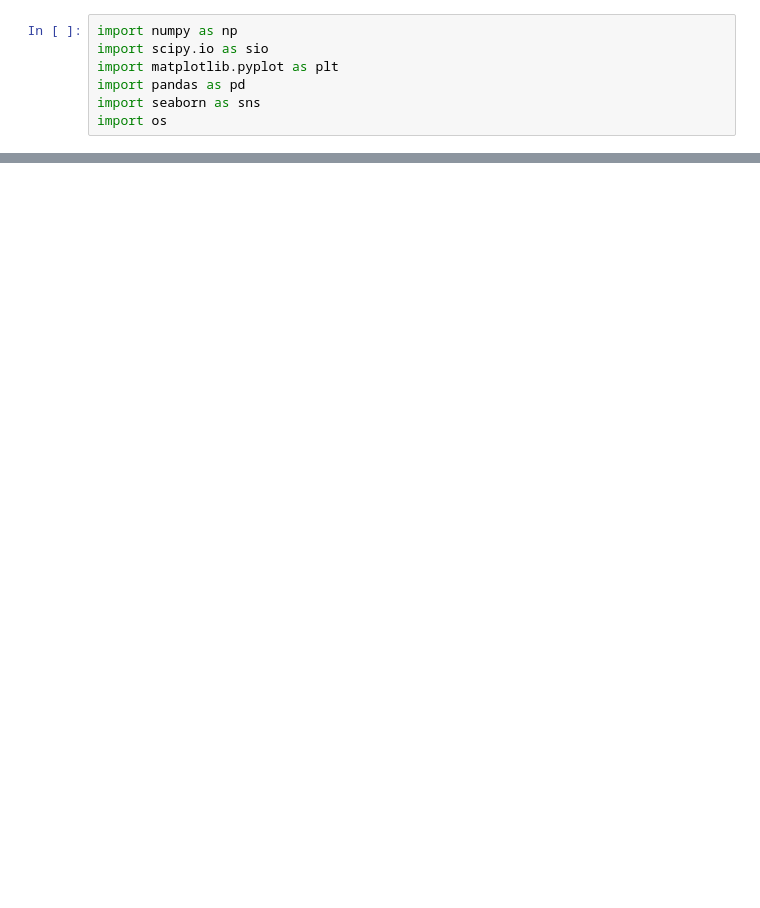
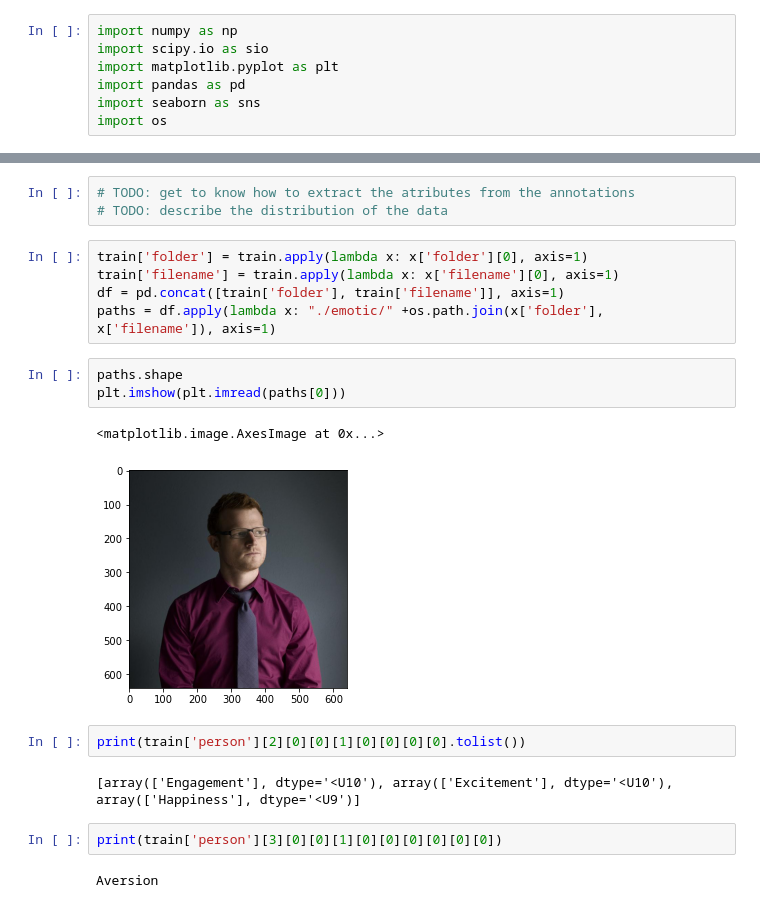
Before and after one commit to Boro2001/emotion-recognition, a Jupyter notebook: data-preparation.ipynb, the cells around one changed output, grey strips where cells are left out. Drawn from its saved outputs; the diff is of its cells as text; blank space fills up the shorter version.

Commit message:
simple data analisys

```diff
--- a/data-preparation.ipynb
+++ b/data-preparation.ipynb
@@ -70,0 +20,22 @@ Found 7066 images belonging to 7 classes.
+# %%
+# TODO: get to know how to extract the atributes from the annotations
+# TODO: describe the distribution of the data
+# %%
+train['folder'] = train.apply(lambda x: x['folder'][0], axis=1)
+train['filename'] = train.apply(lambda x: x['filename'][0], axis=1)
+df = pd.concat([train['folder'], train['filename']], axis=1)
+paths = df.apply(lambda x: "./emotic/" +os.path.join(x['folder'], x['filename']), axis=1)
+# %%
+paths.shape
+plt.imshow(plt.imread(paths[0]))
+# %% [output]
+<matplotlib.image.AxesImage at 0x...>
+[figure, added]
+# %%
+print(train['person'][2][0][0][1][0][0][0][0].tolist())
+# %% [output]
+[array(['Engagement'], dtype='<U10'), array(['Excitement'], dtype='<U10'), array(['Happiness'], dtype='<U9')]
+# %%
+print(train['person'][3][0][0][1][0][0][0][0][0][0])
+# %% [output]
+Aversion
```
Also changed, not shown: parts of 15 cells of this notebook, 2 other files.
